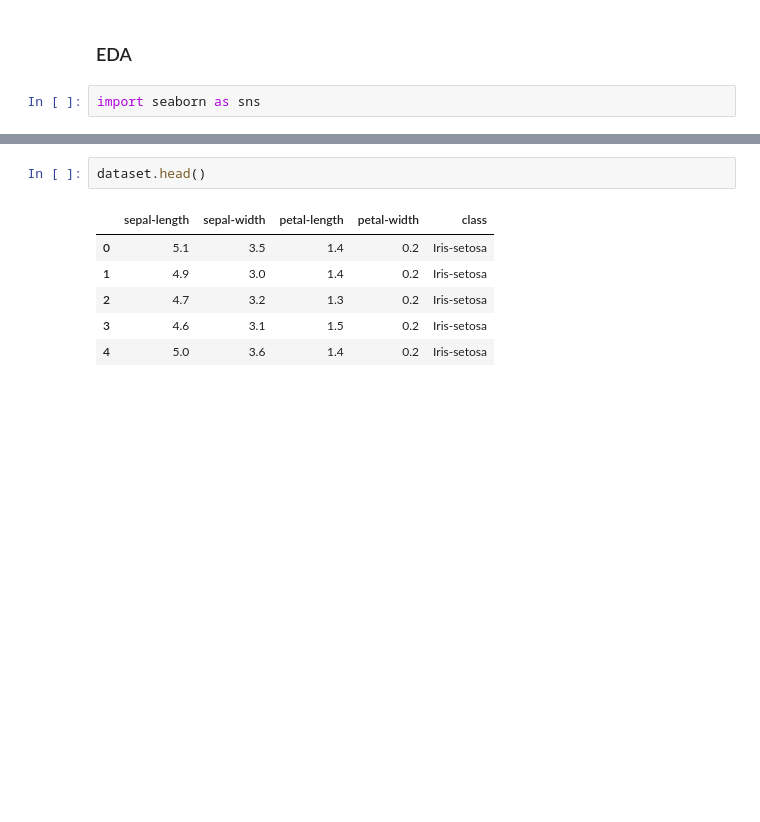
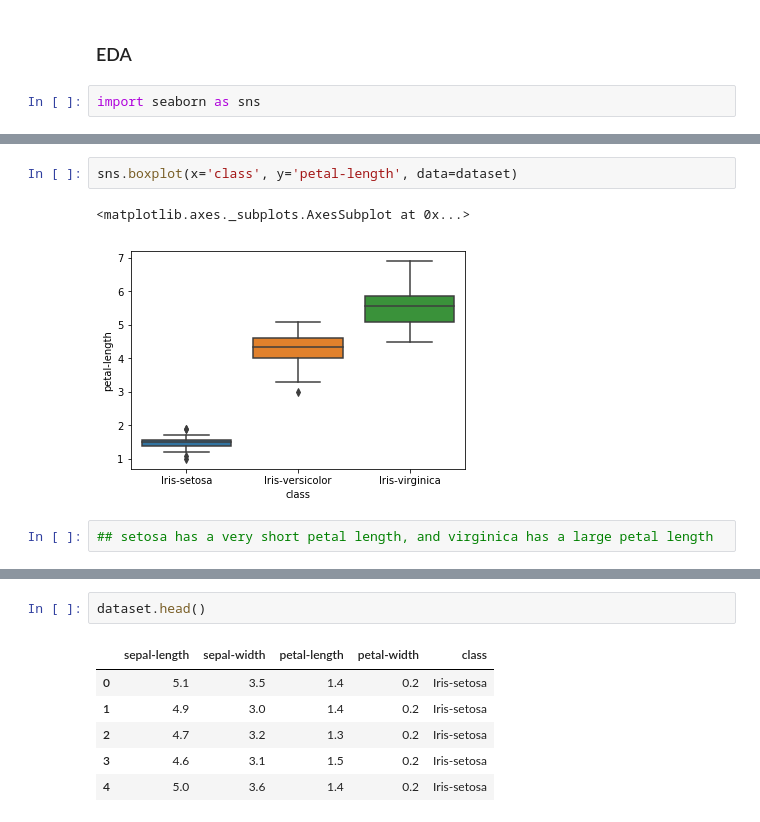
Before and after one commit to csumithra/deepdive_iris, a Jupyter notebook: Data Science Pipeline - Iris Dataset.ipynb, the cells around one changed output, grey strips where cells are left out. Saved outputs shown, nothing was run; the diff lists cells and outputs as text; blank space fills up the shorter version.

```diff
--- a/Data Science Pipeline - Iris Dataset.ipynb
+++ b/Data Science Pipeline - Iris Dataset.ipynb
@@ -208,0 +209,7 @@ sns.pairplot(dataset)
+# %%
+sns.boxplot(x='class', y='petal-length', data=dataset)
+# %% [output]
+<matplotlib.axes._subplots.AxesSubplot at 0x...>
+[figure, added]
+# %%
+## setosa has a very short petal length, and virginica has a large petal length
```
Also changed, not shown: parts of 8 cells of this notebook.
